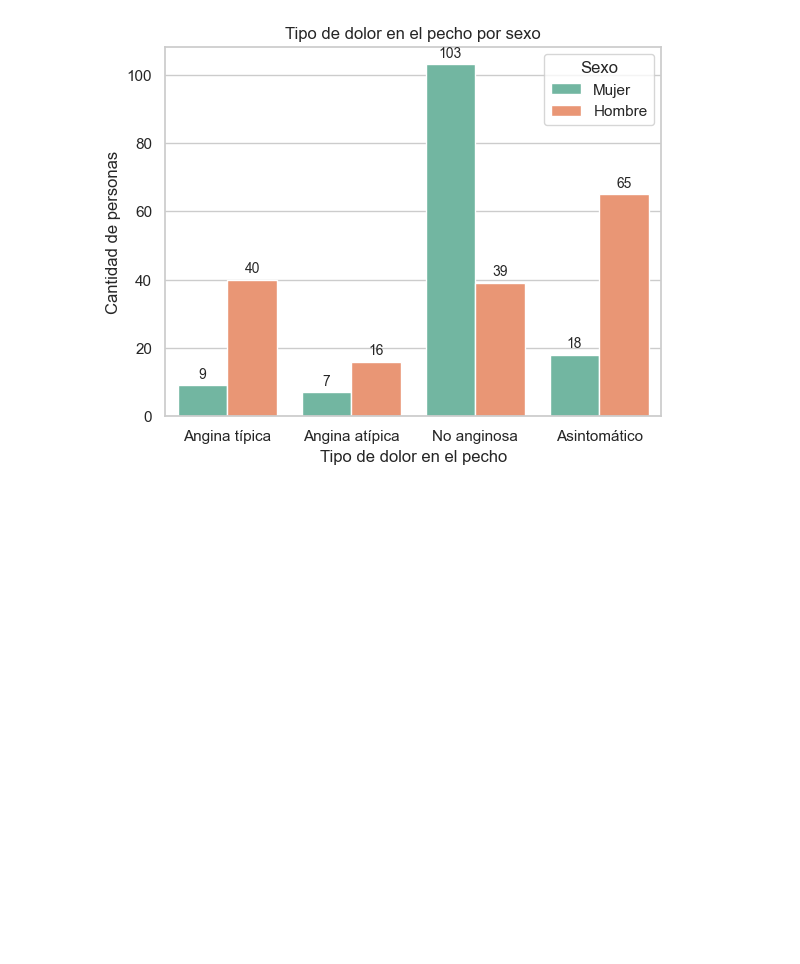
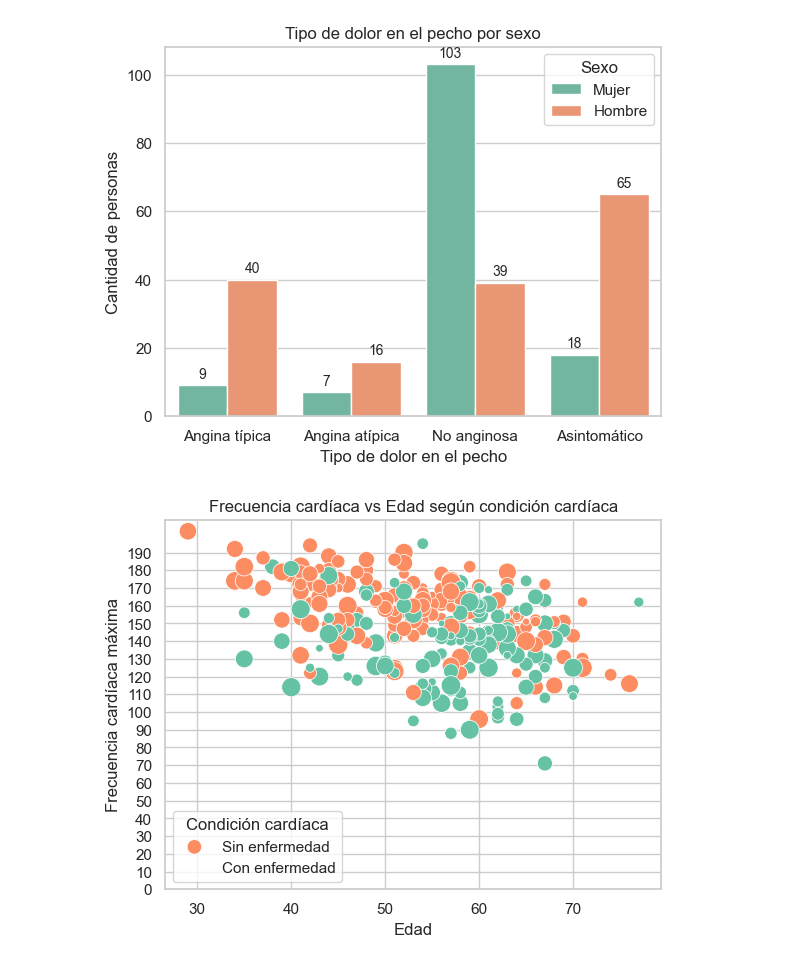
Before and after one commit to ValeriaEspin/PRACTICA3_GRUPO9, a Jupyter notebook: grupo9.ipynb, the cells around one changed output. Saved outputs shown, nothing was run; the diff lists cells and outputs as text; code cells hidden in the pictures; blank space fills up the shorter version.

Commit message:
codigo grafico

```diff
--- a/grupo9.ipynb
+++ b/grupo9.ipynb
@@ -328,3 +330,14 @@ plt.legend(title='Sexo', labels=['Mujer', 'Hombre'])
 # %% [output]
 <matplotlib.legend.Legend at 0x...>
 [figure]
+# %%
+sns.scatterplot(data=df, x='EDAD', y='FRECUENCIA_CARDIACA', hue='ENFERMEDAD_CORAZON', palette='Set2', size='COLESTEROL', sizes=(20, 200))
+plt.xlabel('Edad')
+plt.ylabel('Frecuencia cardíaca máxima')
+plt.title('Frecuencia cardíaca vs Edad según condición cardíaca')
+plt.legend(title='Condición cardíaca', labels=['Sin enfermedad', 'Con enfermedad'])
+plt.yticks(ticks=range(0, 200, 10))  # Mostrar ticks personalizados
+plt.gca().invert_yaxis()
+# Mostrar Grafico
+# %% [output]
+[figure, added]
```
Also changed, not shown: parts of 1 cell of this notebook.
